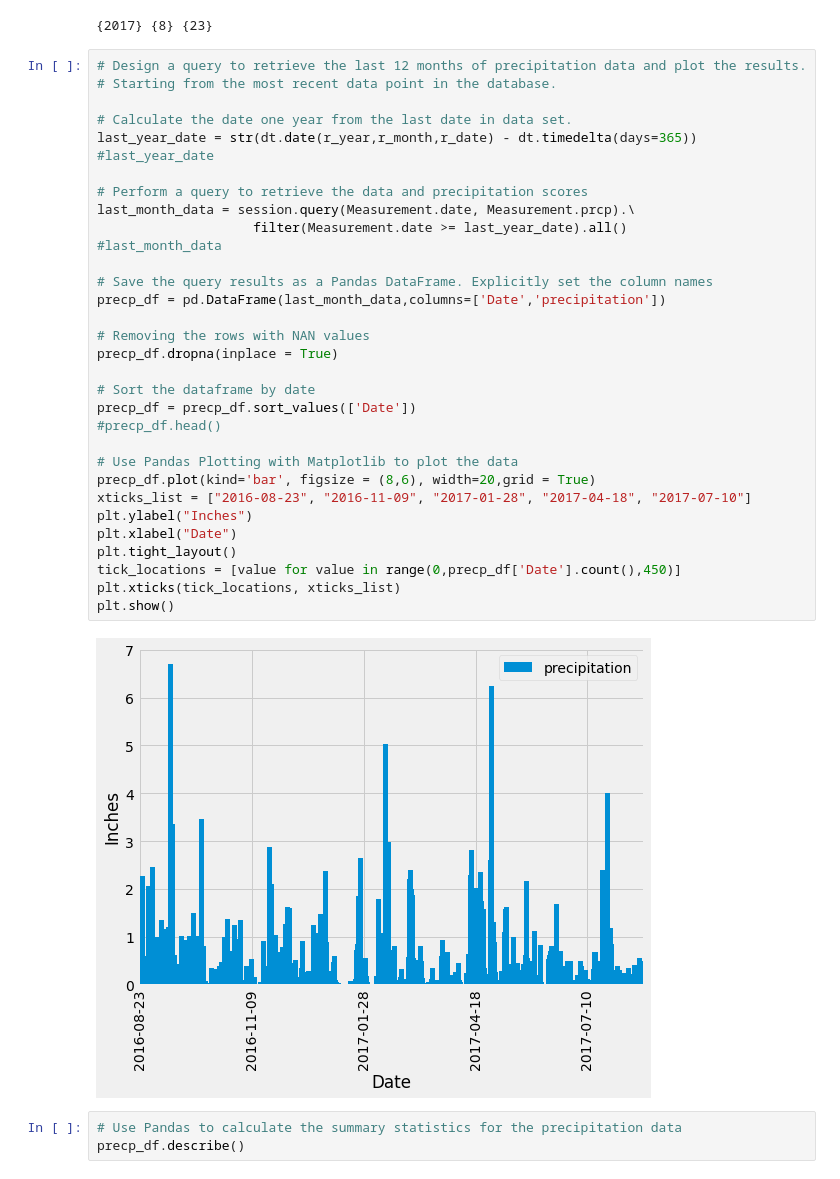
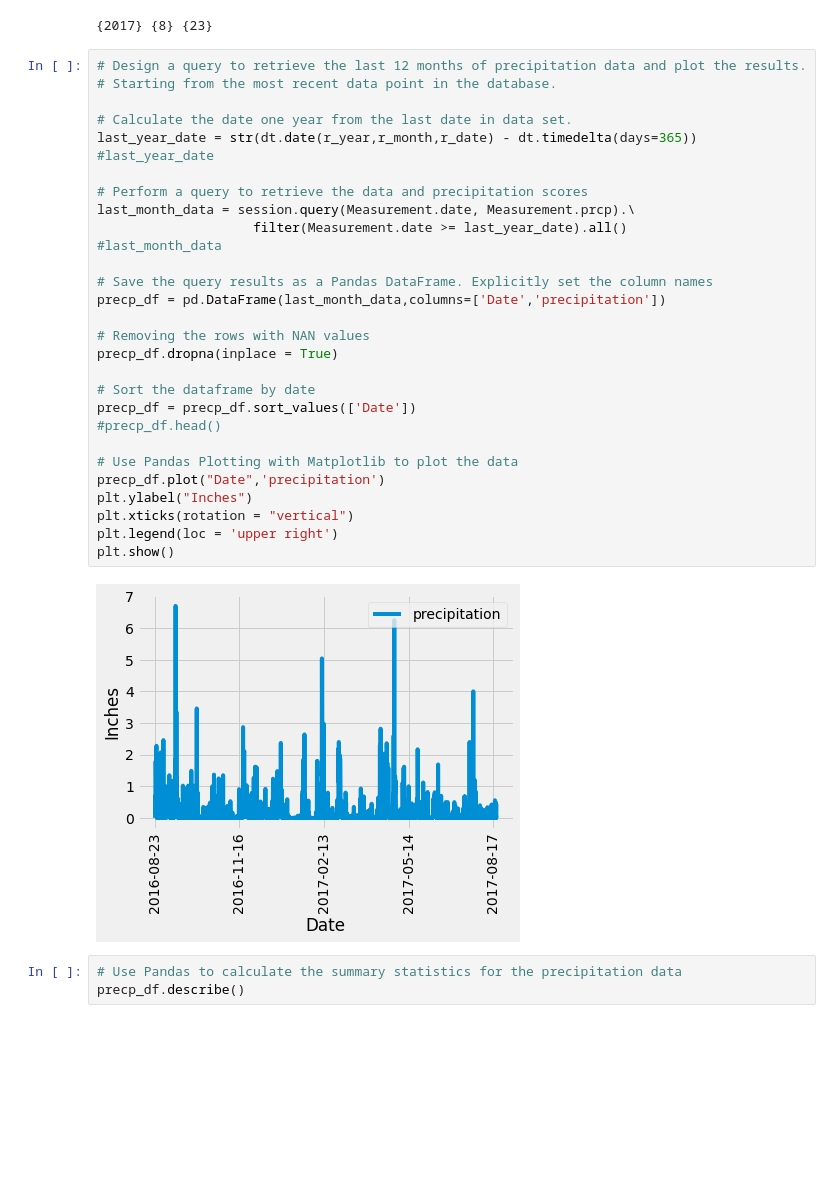
Before and after one commit to DeviBalao/sqlalchemy-challenge, a Jupyter notebook: climate_starter.ipynb, the cells around one changed output. Drawn from its saved outputs; the diff is of its cells as text; blank space fills up the shorter version.

Commit message:
Modified the bar graph to line plot.

```diff
--- a/climate_starter.ipynb
+++ b/climate_starter.ipynb
@@ -57,37 +57,34 @@ print({r_year},{r_month},{r_date})
 # %%
 # Design a query to retrieve the last 12 months of precipitation data and plot the results.
 # Starting from the most recent data point in the database.
 
 # Calculate the date one year from the last date in data set.
 last_year_date = str(dt.date(r_year,r_month,r_date) - dt.timedelta(days=365))
 #last_year_date
 
 # Perform a query to retrieve the data and precipitation scores
 last_month_data = session.query(Measurement.date, Measurement.prcp).\
                     filter(Measurement.date >= last_year_date).all()
 #last_month_data
 
 # Save the query results as a Pandas DataFrame. Explicitly set the column names
 precp_df = pd.DataFrame(last_month_data,columns=['Date','precipitation'])
 
 # Removing the rows with NAN values
 precp_df.dropna(inplace = True)
 
 # Sort the dataframe by date
 precp_df = precp_df.sort_values(['Date'])
 #precp_df.head()
 
 # Use Pandas Plotting with Matplotlib to plot the data
-precp_df.plot(kind='bar', figsize = (8,6), width=20,grid = True)
-xticks_list = ["2016-08-23", "2016-11-09", "2017-01-28", "2017-04-18", "2017-07-10"]
+precp_df.plot("Date",'precipitation')
 plt.ylabel("Inches")
-plt.xlabel("Date")
-plt.tight_layout()
-tick_locations = [value for value in range(0,precp_df['Date'].count(),450)]
-plt.xticks(tick_locations, xticks_list)
+plt.xticks(rotation = "vertical")
+plt.legend(loc = 'upper right')
 plt.show()
 # %% [output]
-[figure, old version]
+[figure, new version]
 # %%
 # Use Pandas to calculate the summary statistics for the precipitation data
 precp_df.describe()
```
